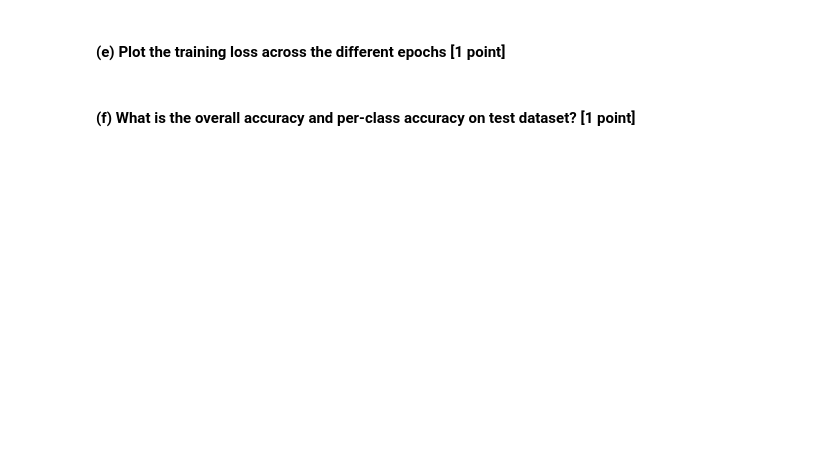
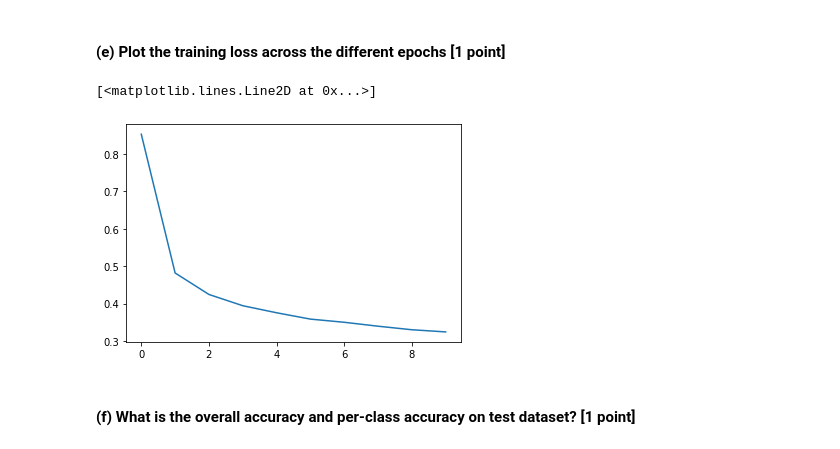
Before and after one commit to jinhanloh2021/AI_AS1, a Jupyter notebook: Q4_template_MNISTCorrupted.ipynb, the cells around one changed output. Drawn from its saved outputs; the diff is of its cells as text; code cells hidden in the pictures; blank space fills up the shorter version.

```diff
--- a/Q4_template_MNISTCorrupted.ipynb
+++ b/Q4_template_MNISTCorrupted.ipynb
@@ -18,3 +23,6 @@ test_images, test_labels   = <<Use tfds here>>
+# %%
+train_images, train_labels = tfds.as_numpy(train_ds)
+test_images, test_labels   = tfds.as_numpy(test_ds)
 # %%
 # Test size of different loaded numpy arrays
 print('Image size:', train_images[0].shape)
@@ -30,0 +39,26 @@ model.add(layers.Flatten(input_shape=(train_images[0].shape)))
+# %%
+model = tf.keras.Sequential()
+outputs = 10 #because there are 10 digits in mnist
+## write your code here to build your dense ANN. Input layer is created below
+model.add(layers.Flatten(input_shape=(train_images[0].shape)))
+model.add(layers.Dense(10, activation=tf.nn.relu))
+model.add(layers.Dense(20, activation=tf.nn.relu))
+model.add(layers.Dense(20, activation=tf.nn.relu))
+model.add(layers.Dense(60, activation=tf.nn.relu))
+model.add(layers.Dense(60, activation=tf.nn.relu))
+model.add(layers.Dense(80, activation=tf.nn.relu))
+model.add(layers.Dense(80, activation=tf.nn.relu))
+model.add(layers.Dense(100, activation=tf.nn.relu))
+model.add(layers.Dense(100, activation=tf.nn.relu))
+model.add(layers.Dense(80, activation=tf.nn.relu))
+model.add(layers.Dense(80, activation=tf.nn.relu))
+model.add(layers.Dense(60, activation=tf.nn.relu))
+model.add(layers.Dense(60, activation=tf.nn.relu))
+model.add(layers.Dense(20, activation=tf.nn.relu))
+model.add(layers.Dense(20, activation=tf.nn.relu))
+model.add(layers.Dense(10, activation=tf.nn.softmax))
+
+#10, 20, 20, 12 *
+# 10, 2* 20, 4 * 60, 100
+# 10, 2*20, 2*60, 2*80, 100
+model.summary()
@@ -41,4 +93,9 @@ What is the loss function you use? [_______________]
 # %%
-### write your code her to compile model
+### write your code here to compile model
+model.compile(optimizer="Adam",
+              loss='sparse_categorical_crossentropy',
+              metrics=['accuracy'])
 # %%
 ### write your code here to train your model
+epochs = 10
+history = model.fit(train_images, train_labels, epochs=epochs)
@@ -49,3 +125,8 @@ plt.plot(<<Write code here>>)
+# %%
+plt.plot(history.history["loss"])
+# %% [output]
+[<matplotlib.lines.Line2D at 0x...>]
+[figure, added]
 # %% [markdown]
 #### (f) What is the overall accuracy and per-class accuracy on test dataset? [**1 point**]
 # %%
```
Also changed, not shown: parts of 13 cells of this notebook, 1 other file.
